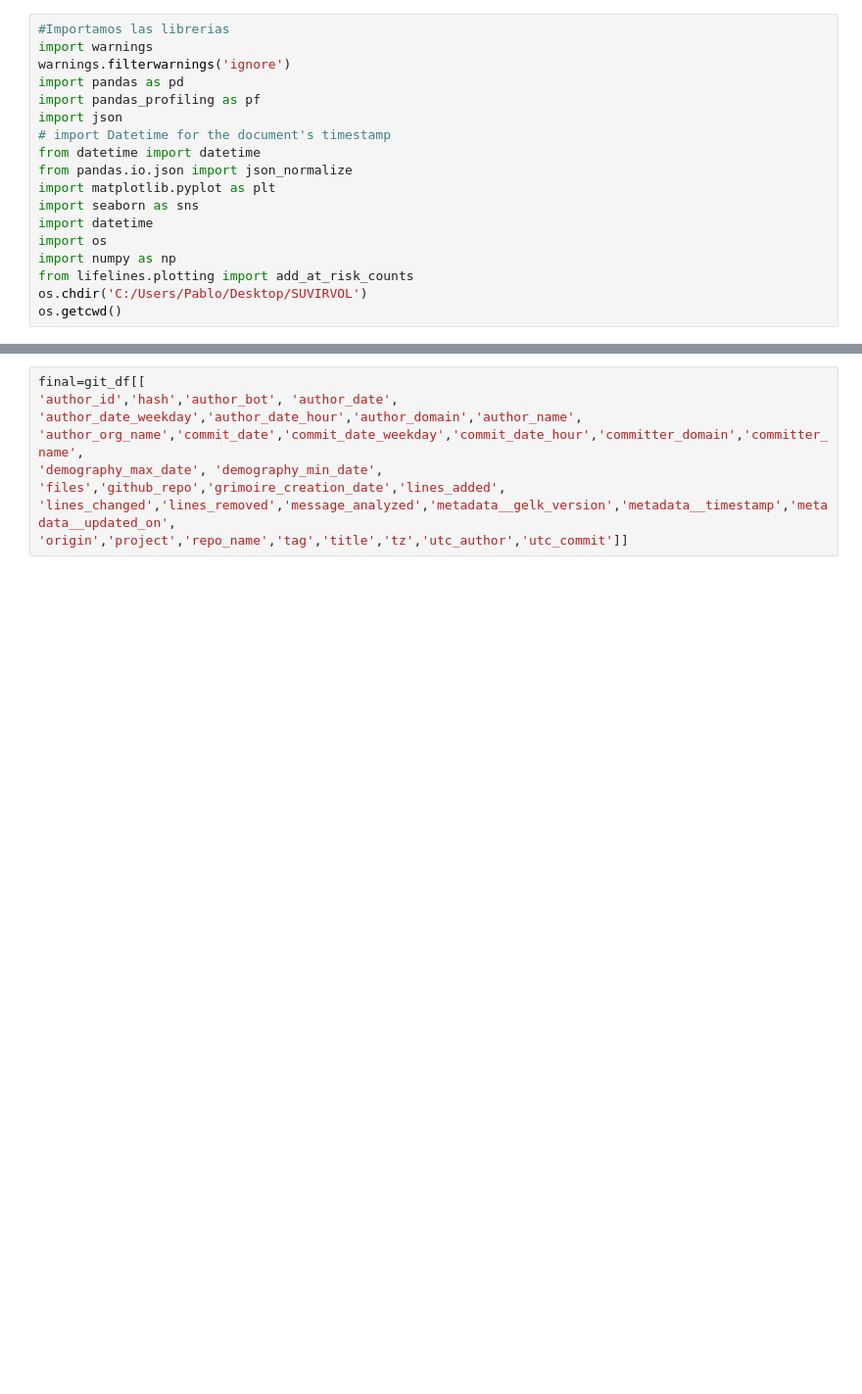
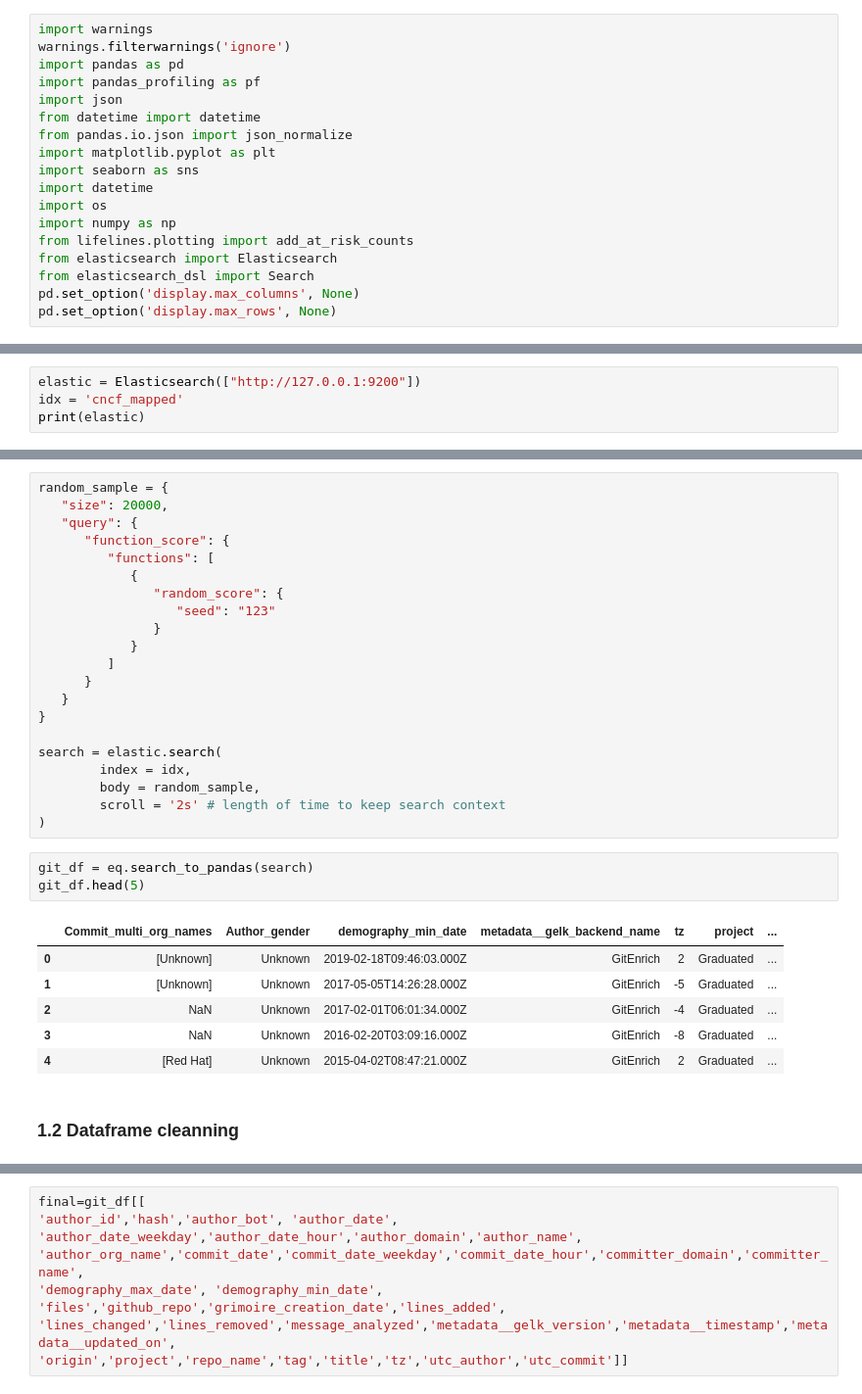
Before and after one commit to charlstown/CNCF_SurvivalAnalysis, a Jupyter notebook: 03_notebooks/03_SurvivalAnalysis.ipynb, the cells around one changed output, grey strips where cells are left out. Shown at 98% size. Cells and saved outputs as stored; diff of their text form; blank space fills up the shorter version.

```diff
--- a/03_notebooks/Suvirval.ipynb
+++ b/03_notebooks/03_SurvivalAnalysis.ipynb
@@ -11,11 +21,9 @@
 # %%
-#Importamos las librerias
 import warnings
 warnings.filterwarnings('ignore')
 import pandas as pd
 import pandas_profiling as pf
 import json
-# import Datetime for the document's timestamp
 from datetime import datetime
 from pandas.io.json import json_normalize
 import matplotlib.pyplot as plt
@@ -24,5 +32,7 @@ import datetime
 import os
 import numpy as np
 from lifelines.plotting import add_at_risk_counts
-os.chdir('C:/Users/Pablo/Desktop/SUVIRVOL')
-os.getcwd()
+from elasticsearch import Elasticsearch
+from elasticsearch_dsl import Search
+pd.set_option('display.max_columns', None)
+pd.set_option('display.max_rows', None)
@@ -50,0 +41,4 @@ pd.set_option('display.max_columns', None)
+# %%
+elastic = Elasticsearch(["http://127.0.0.1:9200"])
+idx = 'cncf_mapped'
+print(elastic)
@@ -51,3 +65,36 @@ pd.set_option('display.max_columns', None)
+# %%
+random_sample = {
+   "size": 20000,
+   "query": {
+      "function_score": {
+         "functions": [
+            {
+               "random_score": {
+                  "seed": "123"
+               }
+            }
+         ]
+      }
+   }
+}
+
+search = elastic.search(
+        index = idx,
+        body = random_sample,
+        scroll = '2s' # length of time to keep search context
+)
+# %%
+git_df = eq.search_to_pandas(search)
+git_df.head(5)
+# %% [output]
+|  | Commit_multi_org_names | Author_gender | demography_min_date | metadata__gelk_backend_name | tz | project | ... |
+| 0 | [Unknown] | Unknown | 2019-02-18T09:46:03.000Z | GitEnrich | 2 | Graduated | ... |
+| 1 | [Unknown] | Unknown | 2017-05-05T14:26:28.000Z | GitEnrich | -5 | Graduated | ... |
+| 2 | NaN | Unknown | 2017-02-01T06:01:34.000Z | GitEnrich | -4 | Graduated | ... |
+| 3 | NaN | Unknown | 2016-02-20T03:09:16.000Z | GitEnrich | -8 | Graduated | ... |
+| 4 | [Red Hat] | Unknown | 2015-04-02T08:47:21.000Z | GitEnrich | 2 | Graduated | ... |
+# %% [markdown]
+### 1.2 Dataframe cleanning
 # %%
 columns = git_df.columns
 columns
```
Also changed, not shown: parts of 72 cells of this notebook, 4 other files.
